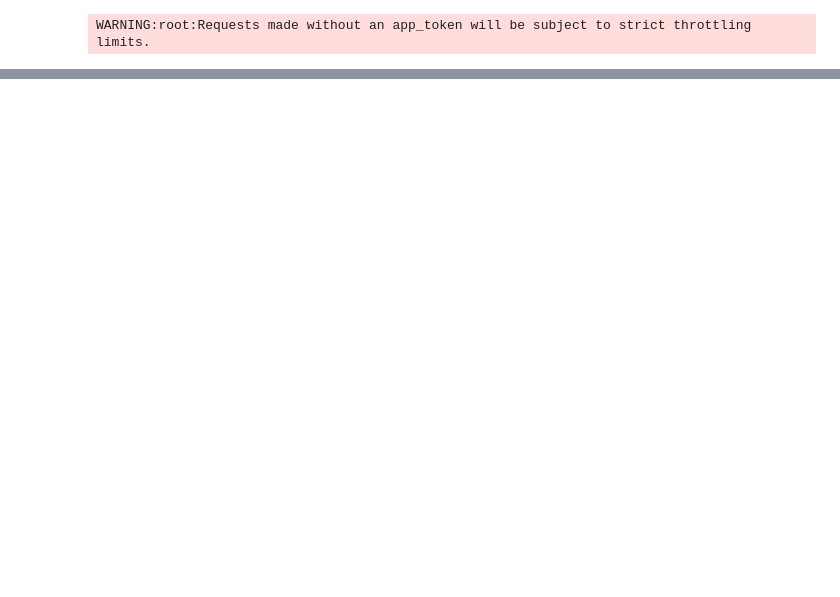
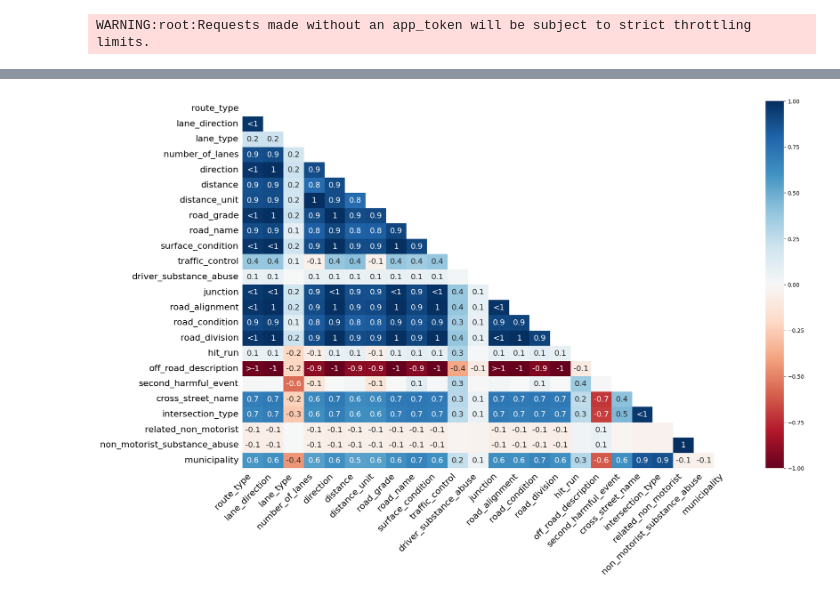
Before and after one commit to Elior-Dahan/project-machine-learning, a Jupyter notebook: project.ipynb, the cells around one changed output, grey strips where cells are left out. Cells and saved outputs as stored; diff of their text form; code cells hidden in the pictures; blank space fills up the shorter version.

```diff
--- a/project.ipynb
+++ b/project.ipynb
@@ -244,0 +113,4 @@ df[[':@computed_region_vu5j_pcmz',
+# %%
+msno.heatmap(df_original);
+# %% [output]
+[figure, added]
```
Also changed, not shown: parts of 96 cells of this notebook, 2 other files.
